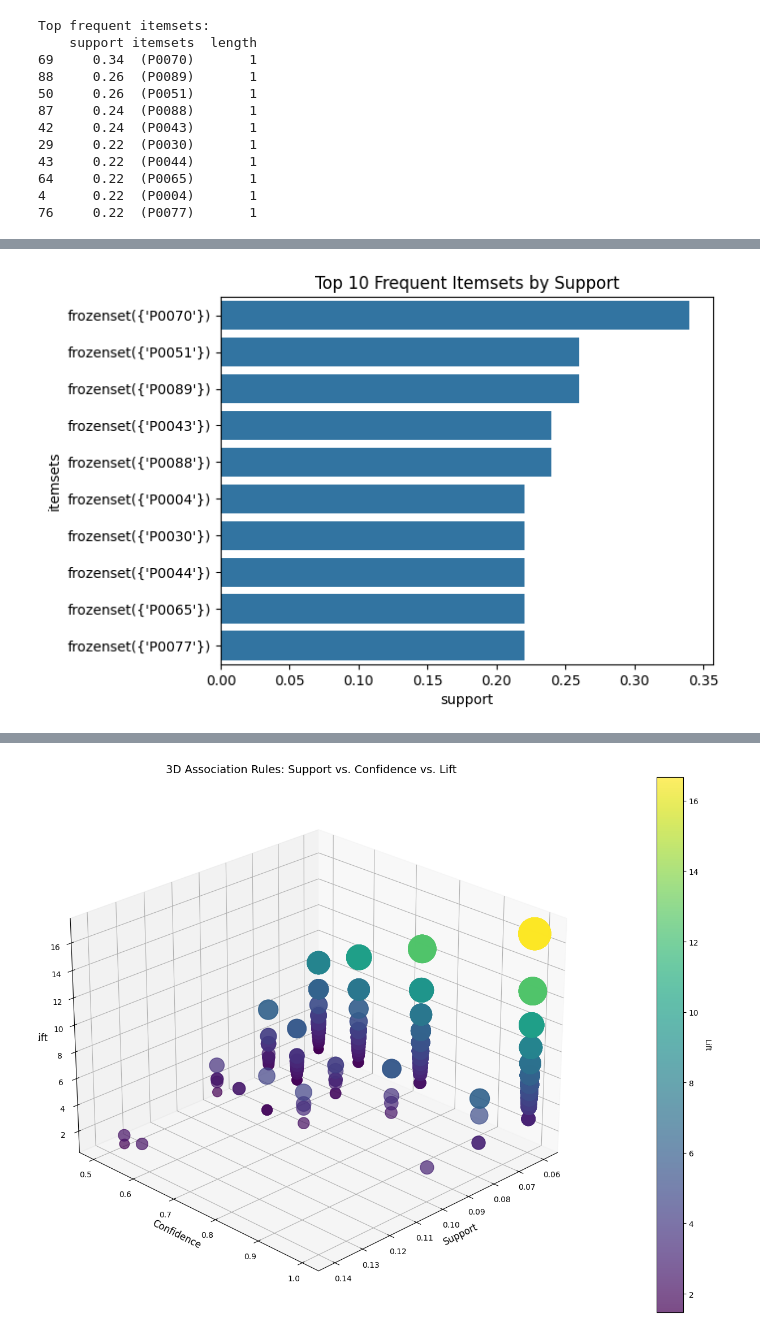
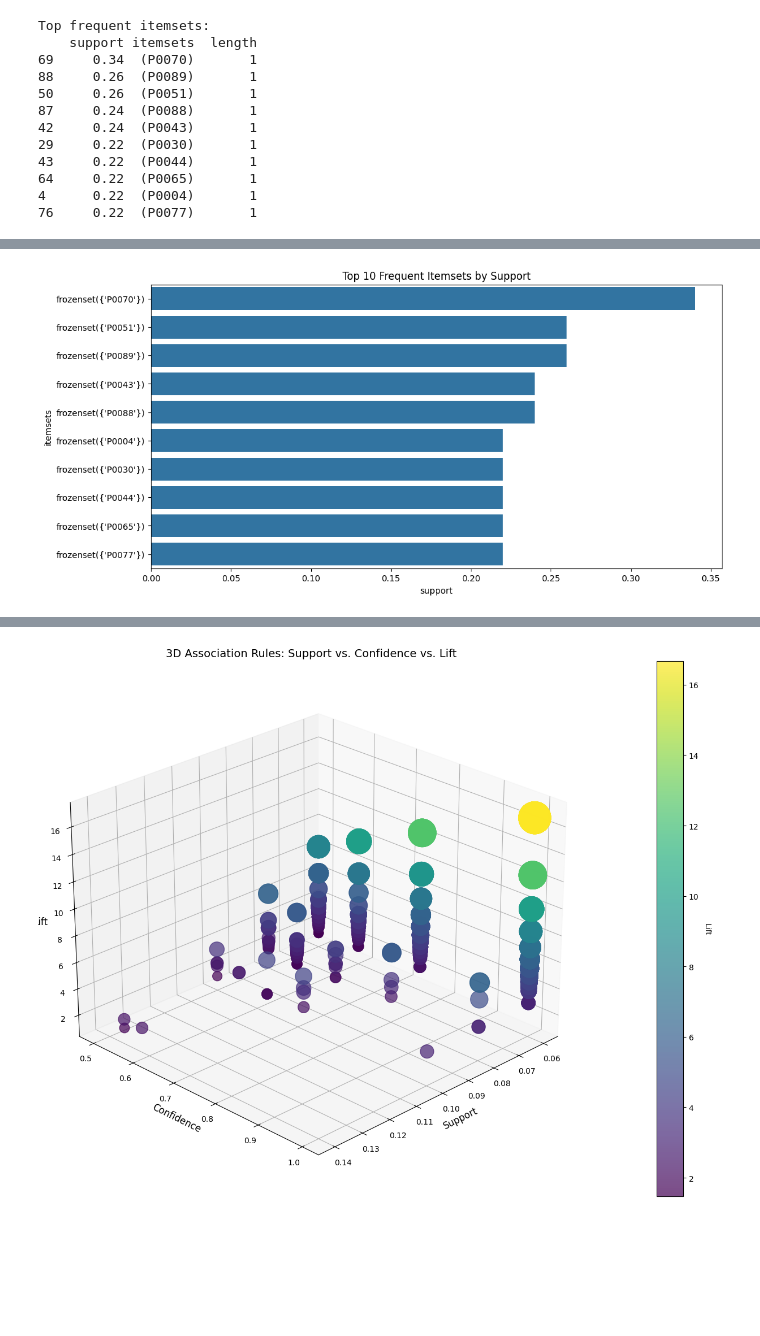
Before and after one commit to Faree09/SOEN471_A2, a Jupyter notebook: smartcart_starter_detailed.ipynb, the cells around one changed output, grey strips where cells are left out. Cells and saved outputs as stored; diff of their text form; code cells hidden in the pictures; blank space fills up the shorter version.

```diff
--- a/smartcart_starter_detailed.ipynb
+++ b/smartcart_starter_detailed.ipynb
@@ -410,10 +410,14 @@ Top association rules:
 # %%
-#Plot frequent itemsets and rules. plt.figure(figsize=(12, 6))
+import matplotlib.pyplot as plt
+import seaborn as sns
+
+#Plot frequent itemsets and rules.
+plt.figure(figsize=(12, 6))
 sns.barplot(x='support', y='itemsets', data=frequent_itemsets.nlargest(10, 'support'))
 plt.title('Top 10 Frequent Itemsets by Support')
 plt.show()
 # %% [output]
-[figure, old version]
+[figure, new version]
 # %%
 # plt.figure(figsize=(12, 6))
 # sns.scatterplot(data=strong_rules, x='support', y='confidence', size='lift', hue='lift')
```
Also changed, not shown: parts of 10 cells of this notebook.
